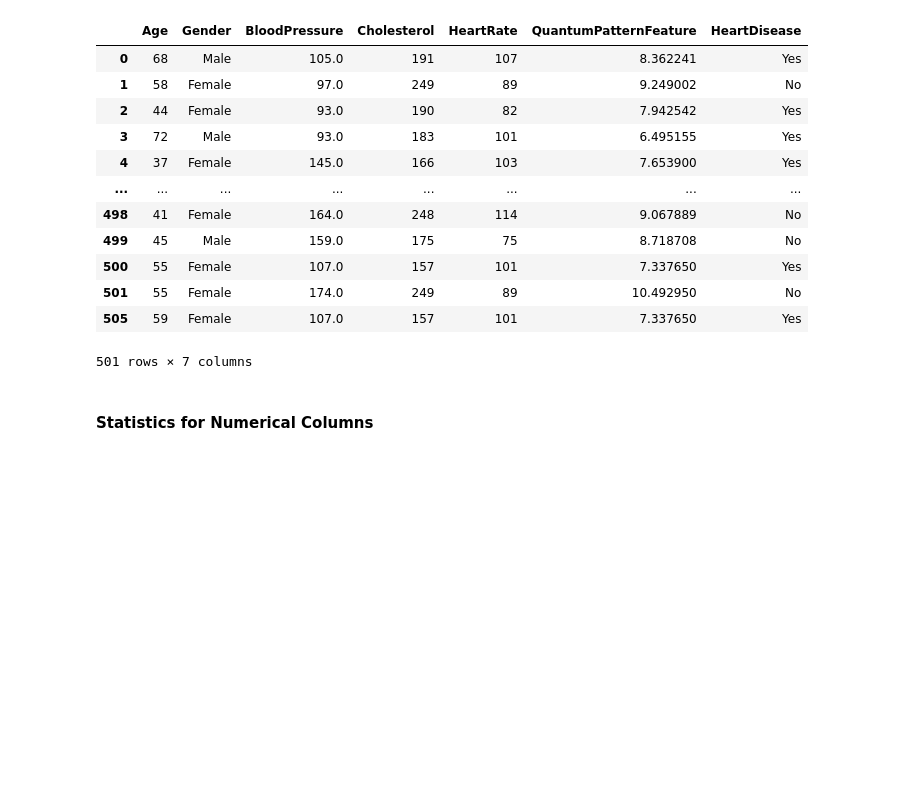
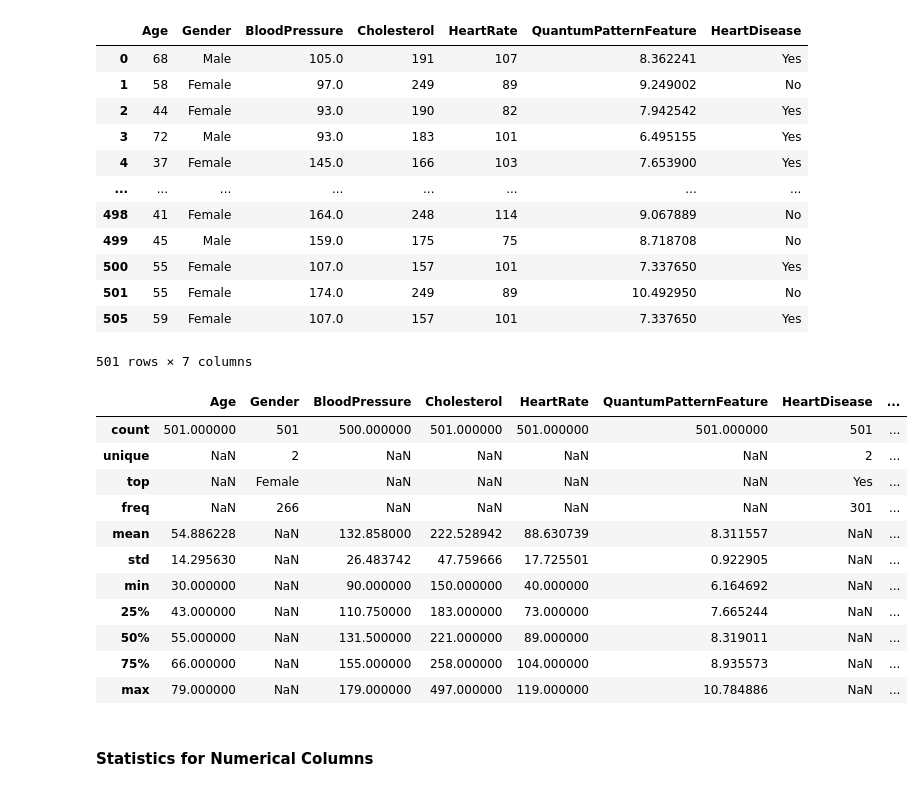
Before and after one commit to pavi550/HeartPrediction, a Jupyter notebook: EDA_Project_Team11.ipynb, the cells around one changed output. Cells and saved outputs as stored; diff of their text form; code cells hidden in the pictures; blank space fills up the shorter version.

```diff
--- a/EDA_Project_Team11.ipynb
+++ b/EDA_Project_Team11.ipynb
@@ -191,6 +191,21 @@ df1
 | 501 | 55 | Female | 174.0 | 249 | 89 | 10.492950 | No |
 | 505 | 59 | Female | 107.0 | 157 | 101 | 7.337650 | Yes |
 501 rows × 7 columns
+# %%
+df1.describe(include='all')
+# %% [output]
+|  | Age | Gender | BloodPressure | Cholesterol | HeartRate | QuantumPatternFeature | HeartDisease | ... |
+| count | 501.000000 | 501 | 500.000000 | 501.000000 | 501.000000 | 501.000000 | 501 | ... |
+| unique | NaN | 2 | NaN | NaN | NaN | NaN | 2 | ... |
+| top | NaN | Female | NaN | NaN | NaN | NaN | Yes | ... |
+| freq | NaN | 266 | NaN | NaN | NaN | NaN | 301 | ... |
+| mean | 54.886228 | NaN | 132.858000 | 222.528942 | 88.630739 | 8.311557 | NaN | ... |
+| std | 14.295630 | NaN | 26.483742 | 47.759666 | 17.725501 | 0.922905 | NaN | ... |
+| min | 30.000000 | NaN | 90.000000 | 150.000000 | 40.000000 | 6.164692 | NaN | ... |
+| 25% | 43.000000 | NaN | 110.750000 | 183.000000 | 73.000000 | 7.665244 | NaN | ... |
+| 50% | 55.000000 | NaN | 131.500000 | 221.000000 | 89.000000 | 8.319011 | NaN | ... |
+| 75% | 66.000000 | NaN | 155.000000 | 258.000000 | 104.000000 | 8.935573 | NaN | ... |
+| max | 79.000000 | NaN | 179.000000 | 497.000000 | 119.000000 | 10.784886 | NaN | ... |
 # %% [markdown]
 #### Statistics for Numerical Columns
 # %%
```
Also changed, not shown: 3 other files.
